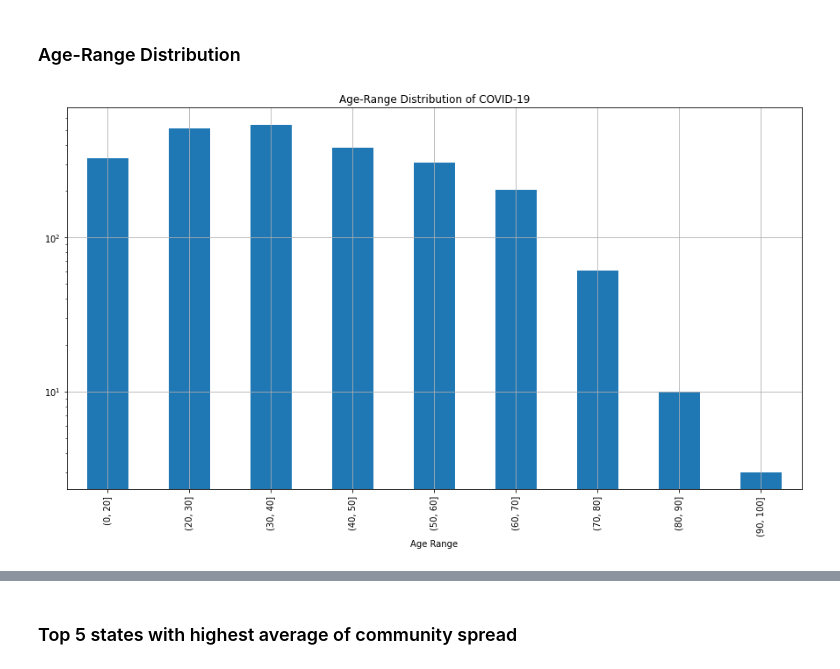
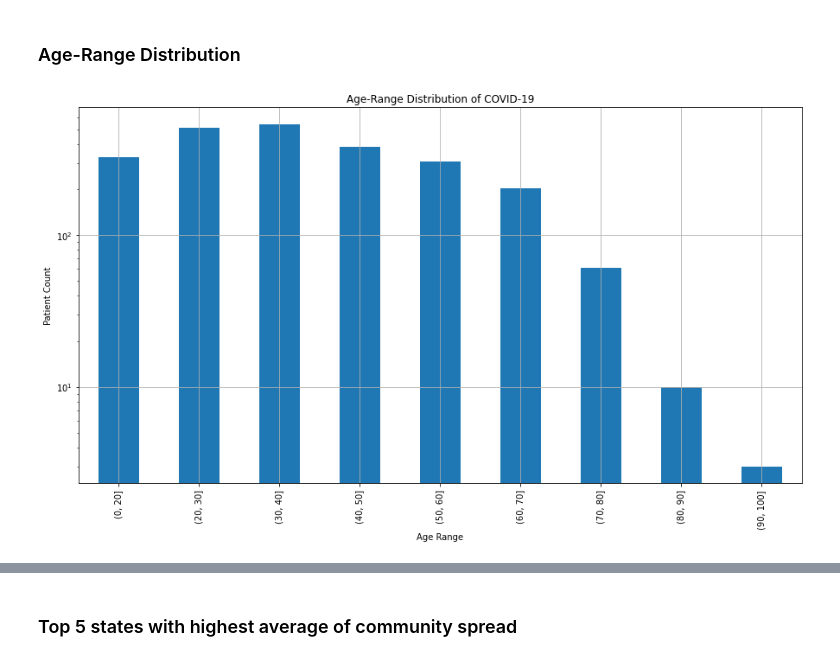
Before and after one commit to prakharrke/covid19India, a Jupyter notebook: covid.ipynb, the cells around one changed output, grey strips where cells are left out. Drawn from its saved outputs; the diff is of its cells as text; code cells hidden in the pictures.

```diff
--- a/covid.ipynb
+++ b/covid.ipynb
@@ -85,23 +193,21 @@ plt.show()
+# %%
+def plotBarGraph(data, xLabel, yLabel, scale, title, showGrid=True) :
+    '''
+    Function to plot bar graph
+    Input: data, xLabel, yLabel, scale of y axis, title of grapb, flag to show grid or not (default as true)
+    Output: none
+    '''
+    data.plot(kind='bar',  figsize=(15,8))
+    plt.xticks(rotation=90)
+    plt.xlabel(xLabel)
+    plt.ylabel("Patient Count")
+    plt.yscale(scale)
+    plt.title(title)
+    plt.grid(True)
+    plt.show()
 # %% [markdown]
 ### Age-Range Distribution
-# %%
-dropInvalidAge = lambda age : str(age).isdigit()
-
-agebracket_df = df[df.agebracket != '']
-agebracket = agebracket_df.agebracket
-agebracket = agebracket[agebracket.apply(dropInvalidAge)]
-floatAge = agebracket.astype(float)
-
-age_bins = [0,20,30,40,50,60,70,80,90,100]
-age_seg = pd.cut(floatAge, age_bins)
-
-agebracketgroups = age_seg.reset_index().groupby('agebracket').size()
-agebracketgroups.plot(kind='bar',  figsize=(15,8))
-plt.xticks(rotation=90)
-plt.xlabel("Age Range")
-plt.yscale('log')
-plt.title("Age-Range Distribution of COVID-19")
-plt.grid(True)
-plt.show()
-# %% [output]
-[figure, removed]
+# %%
+plotBarGraph(agebracketgroups, "Age Range", '', 'log', "Age-Range Distribution of COVID-19", showGrid=True)
+# %% [output]
+[figure, added]
```
Also changed, not shown: parts of 29 cells of this notebook.
